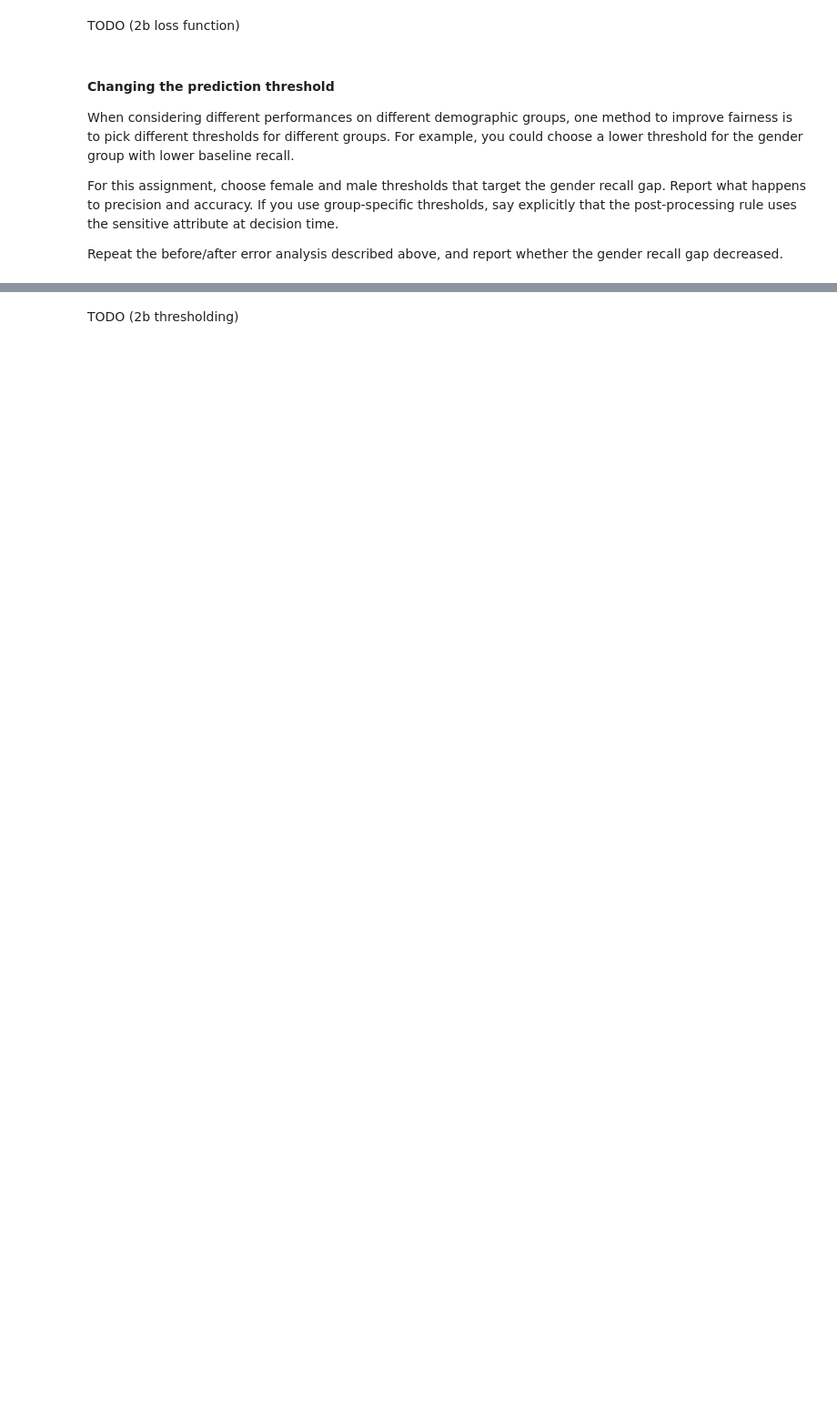
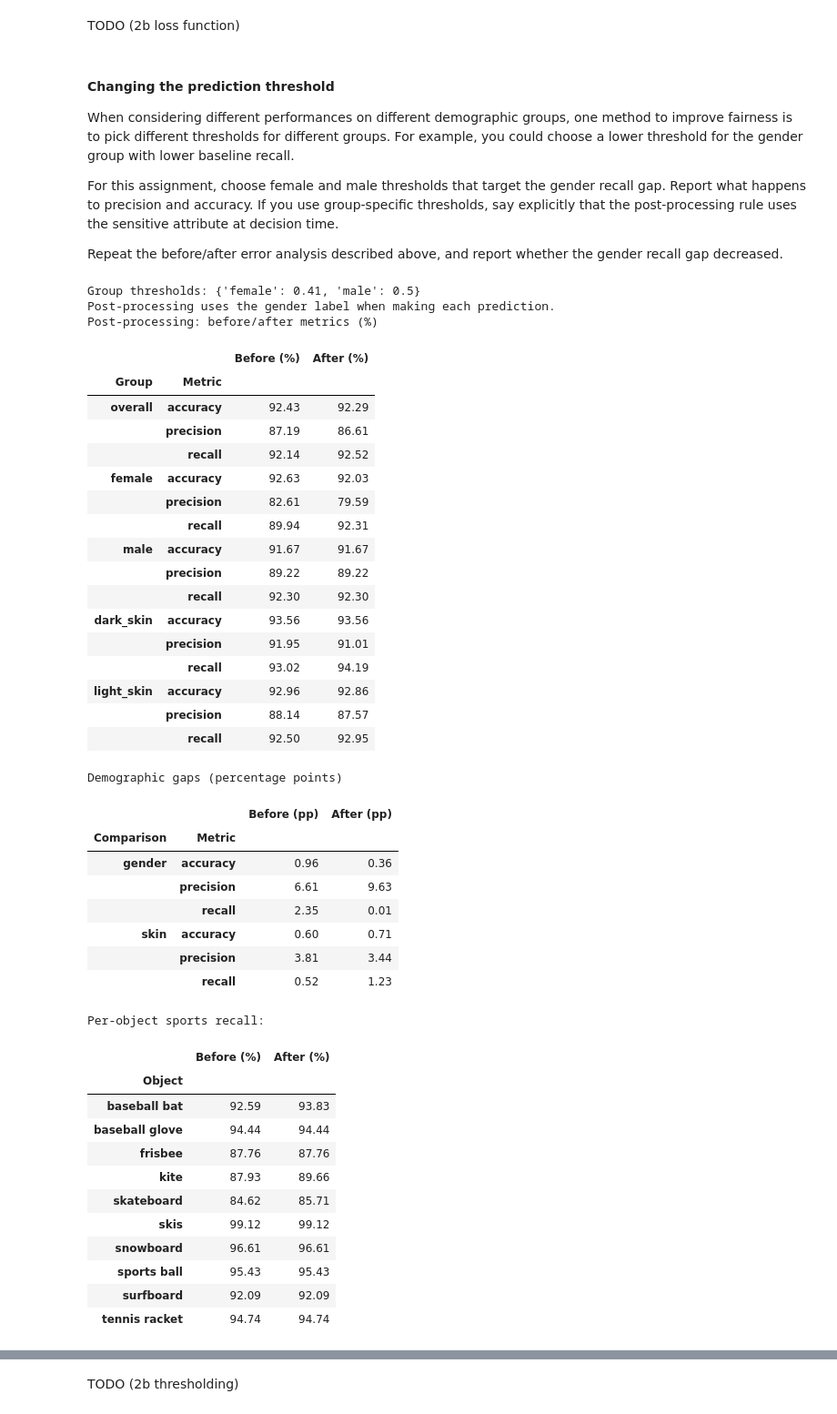
Before and after one commit to ele906/cos429, a Jupyter notebook: A3/BiasInVisionModels.ipynb, the cells around one changed output, grey strips where cells are left out. Shown at 91% size. Saved outputs shown, nothing was run; the diff lists cells and outputs as text; code cells hidden in the pictures; blank space fills up the shorter version.

```diff
--- a/A3/BiasInVisionModels.ipynb
+++ b/A3/BiasInVisionModels.ipynb
@@ -464,2 +753,73 @@ Repeat the before/after error analysis described above, and report whether the g
+# %%
+# TODO (2b option 3): redo error analysis with group-by-group thresholds
+low_group = min(['female', 'male'], key=lambda group: baseline_metrics[group]['recall'])
+high_group = 'male' if low_group == 'female' else 'female'
+target_recall = baseline_metrics[high_group]['recall']
+positive_low = val_groups[low_group] & np.asarray(val_sport_target, dtype=bool)
+
+candidates = np.linspace(0.05, 0.5, 46)
+def group_recall_at(threshold):
+    return float((val_scores[positive_low] >= threshold).mean())
+
+chosen_threshold = min(candidates,
+                       key=lambda t: (abs(group_recall_at(t) - target_recall), -t))
+group_thresholds = {'female': 0.5, 'male': 0.5}
+group_thresholds[low_group] = float(chosen_threshold)
+
+# Non-female/male images retain the ordinary 0.50 threshold.
+post_predictions = (val_scores >= 0.5).astype(int)
+for group, threshold in group_thresholds.items():
+    mask = val_groups[group]
+    post_predictions[mask] = (val_scores[mask] >= threshold).astype(int)
+post_metrics, post_gaps = measure_scores(post_predictions)
+print('Group thresholds:', group_thresholds)
+print('Post-processing uses the gender label when making each prediction.')
+compare_metrics(baseline_metrics, baseline_gaps, post_metrics, post_gaps,
+                'Post-processing')
+print('Per-object sports recall:')
+compare_sports_objects(val_scores, post_predictions)
+# %% [output]
+Group thresholds: {'female': 0.41, 'male': 0.5}
+Post-processing uses the gender label when making each prediction.
+Post-processing: before/after metrics (%)
+|  |  | Before (%) | After (%) |
+| Group | Metric |  |  |
+| overall | accuracy | 92.43 | 92.29 |
+|  | precision | 87.19 | 86.61 |
+|  | recall | 92.14 | 92.52 |
+| female | accuracy | 92.63 | 92.03 |
+|  | precision | 82.61 | 79.59 |
+|  | recall | 89.94 | 92.31 |
+| male | accuracy | 91.67 | 91.67 |
+|  | precision | 89.22 | 89.22 |
+|  | recall | 92.30 | 92.30 |
+| dark_skin | accuracy | 93.56 | 93.56 |
+|  | precision | 91.95 | 91.01 |
+|  | recall | 93.02 | 94.19 |
+| light_skin | accuracy | 92.96 | 92.86 |
+|  | precision | 88.14 | 87.57 |
+|  | recall | 92.50 | 92.95 |
+Demographic gaps (percentage points)
+|  |  | Before (pp) | After (pp) |
+| Comparison | Metric |  |  |
+| gender | accuracy | 0.96 | 0.36 |
+|  | precision | 6.61 | 9.63 |
+|  | recall | 2.35 | 0.01 |
+| skin | accuracy | 0.60 | 0.71 |
+|  | precision | 3.81 | 3.44 |
+|  | recall | 0.52 | 1.23 |
+Per-object sports recall:
+|  | Before (%) | After (%) |
+| Object |  |  |
+| baseball bat | 92.59 | 93.83 |
+| baseball glove | 94.44 | 94.44 |
+| frisbee | 87.76 | 87.76 |
+| kite | 87.93 | 89.66 |
+| skateboard | 84.62 | 85.71 |
+| skis | 99.12 | 99.12 |
+| snowboard | 96.61 | 96.61 |
+| sports ball | 95.43 | 95.43 |
+| surfboard | 92.09 | 92.09 |
+| tennis racket | 94.74 | 94.74 |
 # %% [markdown]
 Given what you just saw about the effects of changing the prediction threshold, write about 50 words explaining whether this made the sports model more fair under equal opportunity.
```
Also changed, not shown: parts of 25 cells of this notebook, 1 other file.
